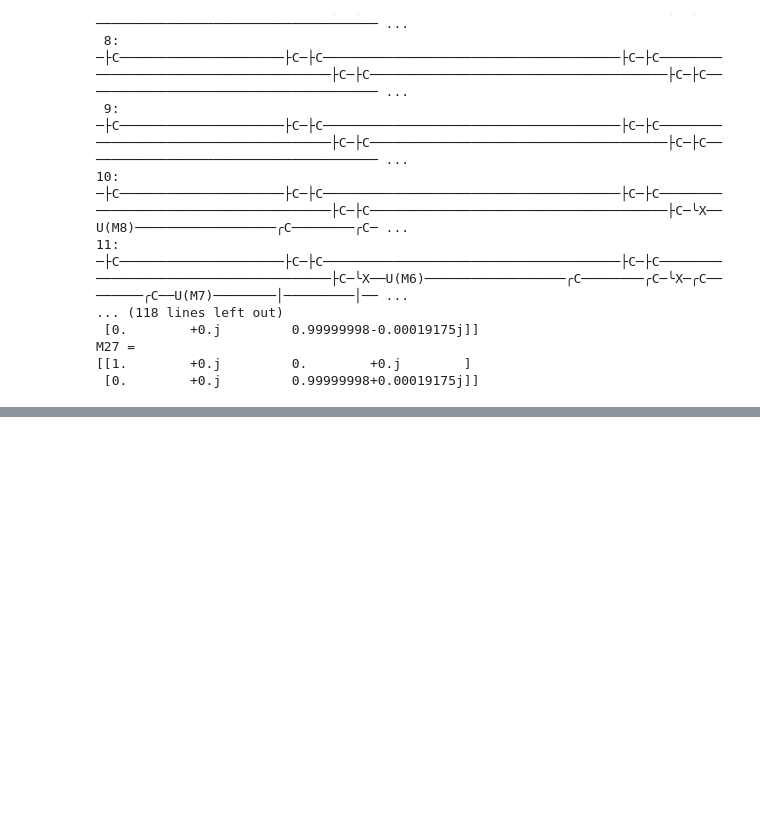
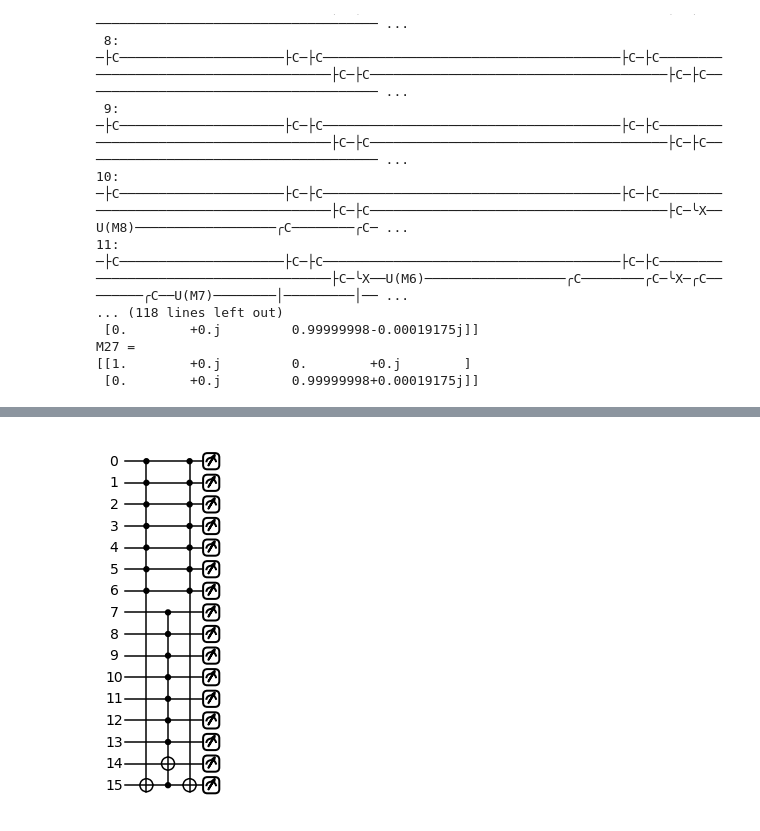
Before and after one commit to valterUo/classiq-coding-competition, a Jupyter notebook: main.ipynb, the cells around one changed output, grey strips where cells are left out. Cells and saved outputs as stored; diff of their text form; code cells hidden in the pictures; blank space fills up the shorter version.

```diff
--- a/main.ipynb
+++ b/main.ipynb
@@ -355,0 +425,23 @@ print(qml.drawer.draw(multi_Toffoli_final, show_all_wires=True, decimals=5, max_
+# %%
+import math
+n_ctrl = 14 # number of control qubits
+target = n_ctrl + 1
+dev = qml.device("default.qubit", wires=target)
+
+@qml.qnode(dev)
+def make_it_half(n_ctrl):
+    target = n_ctrl
+    ctrl_wires1 = list(range(math.ceil(n_ctrl/2)))
+    ctrl_wires2 = list(range(math.floor(n_ctrl/2), n_ctrl)) + [target + 1]
+
+    qml.MultiControlledX(control_wires = ctrl_wires1, wires = target + 1)
+    qml.MultiControlledX(control_wires = ctrl_wires2, wires = target)
+    qml.MultiControlledX(control_wires = ctrl_wires1, wires = target + 1)
+
+    return qml.state()
+
+qml.drawer.use_style('black_white')
+fig, ax = qml.draw_mpl(make_it_half, wire_order=list(range(target)), show_all_wires = True)(n_ctrl)
+fig.set_size_inches(fig.get_size_inches()[0]*0.3, fig.get_size_inches()[1]*0.3)
+# %% [output]
+[figure, added]
```
Also changed, not shown: parts of 30 cells of this notebook, 1 other file.
